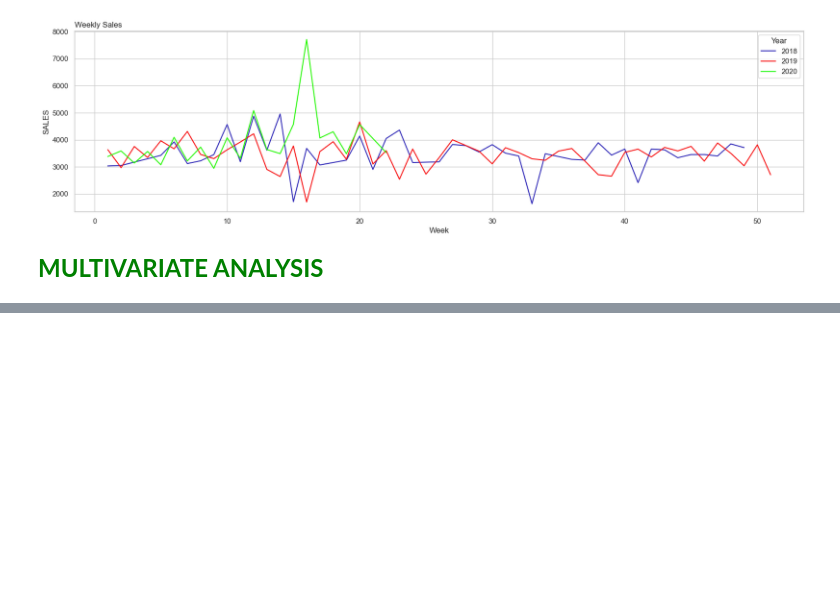
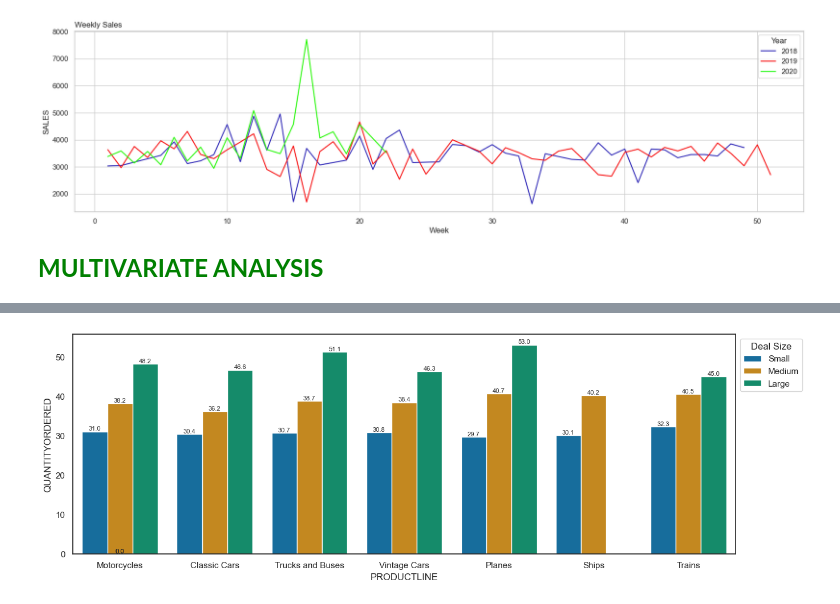
Before and after one commit to DataNerdss/Automobile_Sales_Analysis_Project, a Jupyter notebook: car_sales_analysis.ipynb, the cells around one changed output, grey strips where cells are left out. Saved outputs shown, nothing was run; the diff lists cells and outputs as text; code cells hidden in the pictures; blank space fills up the shorter version.

```diff
--- a/car_sales_analysis.ipynb
+++ b/car_sales_analysis.ipynb
@@ -452,0 +446,13 @@ Index(['ORDERDATE', 'STATUS', 'PRODUCTLINE', 'PRODUCTCODE', 'CUSTOMERNAME',
+# %%
+# Comparison of QuantityOrdered by Productline with hue as Dealsize
+sns.set_theme(style='white')
+plt.figure(figsize= (15,5))
+
+sns.barplot(data = df, x = 'PRODUCTLINE', y = 'QUANTITYORDERED', hue = 'DEALSIZE', ci = None, palette='colorblind')
+plt.legend(title = 'Deal Size',loc = 'upper left',bbox_to_anchor = (1,1))
+
+for p in plt.gca().patches:
+    plt.gca().annotate(f'{p.get_height():.1f}', (p.get_x() + p.get_width() / 2., p.get_height()),
+                       ha='center', va='bottom', fontsize=8)
+# %% [output]
+[figure, added]
```
Also changed, not shown: parts of 6 cells of this notebook.
